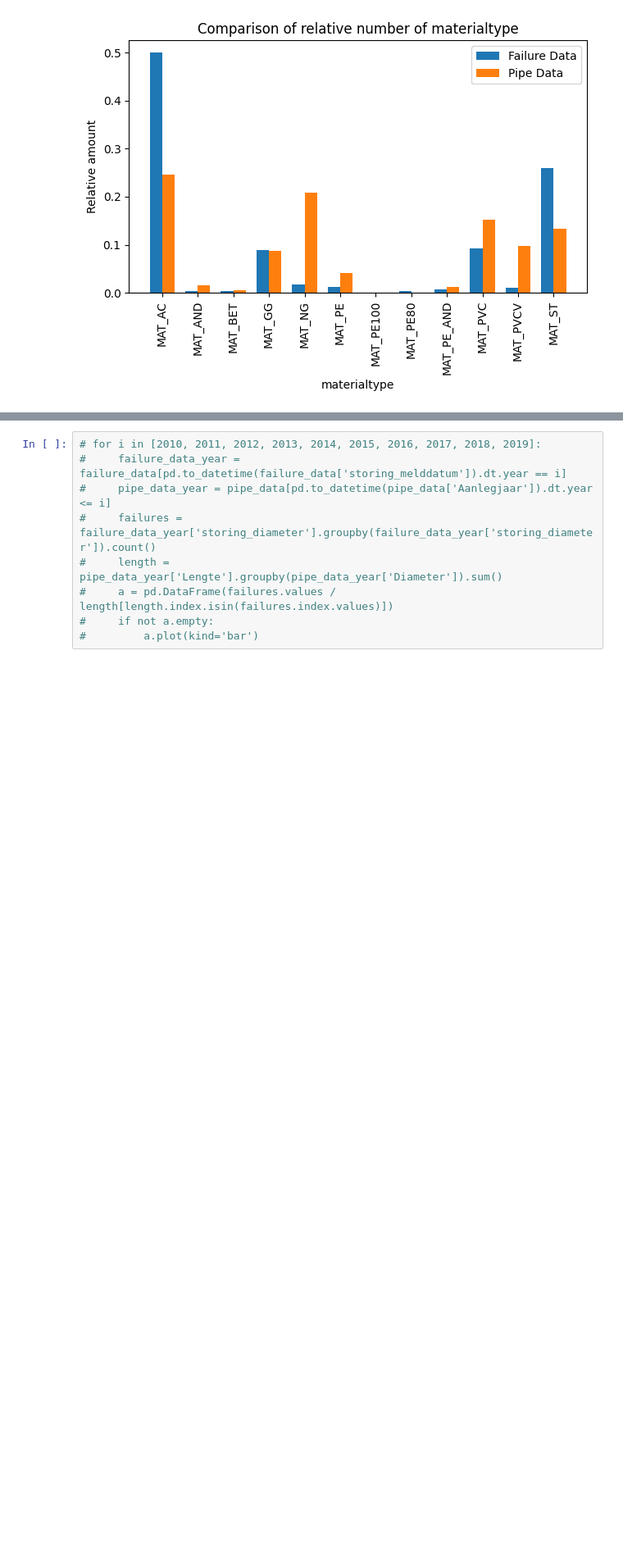
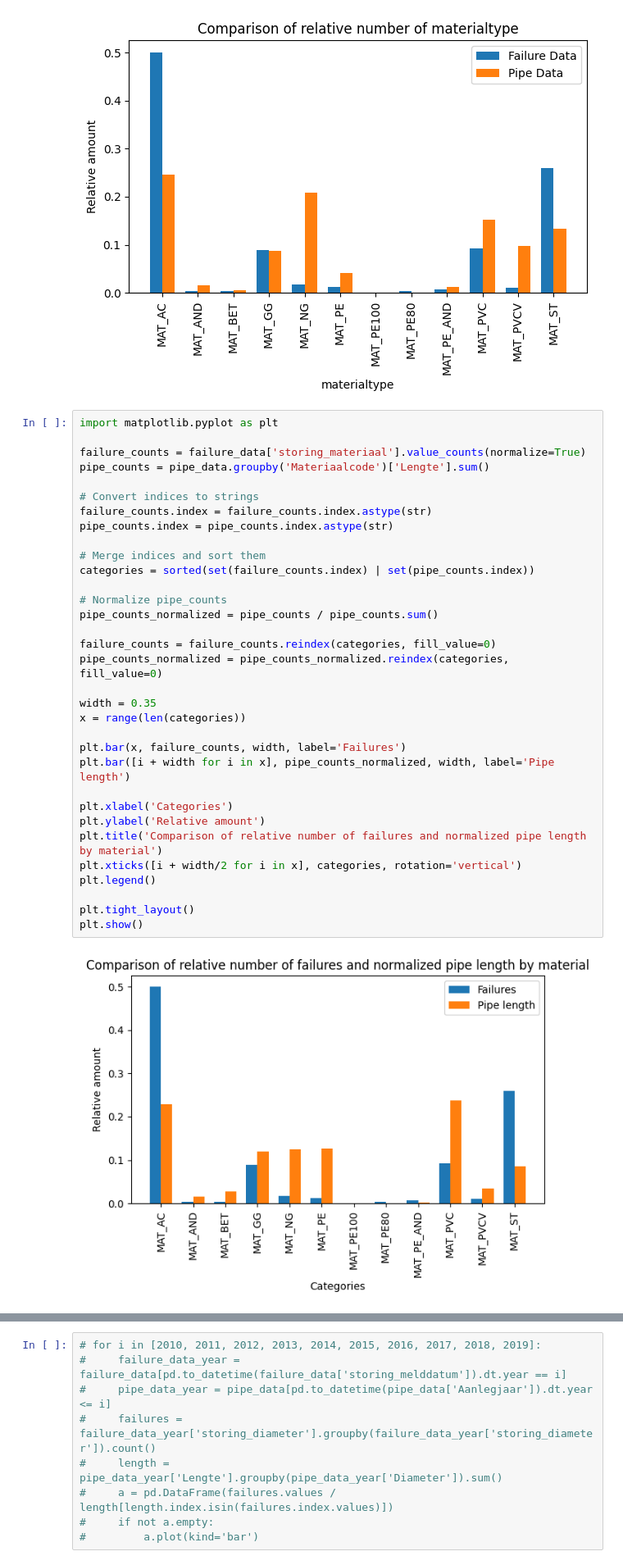
Before and after one commit to jipsteiger/ENVM1601, a Jupyter notebook: Failure_modelling/week3.ipynb, the cells around one changed output, grey strips where cells are left out. Shown at 82% size. Drawn from its saved outputs; the diff is of its cells as text; blank space fills up the shorter version.

```diff
--- a/Failure_modelling/week3.ipynb
+++ b/Failure_modelling/week3.ipynb
@@ -54,3 +54,38 @@ def side_by_side_bar(failure_col, pipe_col, title):
 side_by_side_bar('storing_materiaal', 'Materiaalcode', 'materialtype')
 # %% [output]
 [figure]
+# %%
+import matplotlib.pyplot as plt
+
+failure_counts = failure_data['storing_materiaal'].value_counts(normalize=True)
+pipe_counts = pipe_data.groupby('Materiaalcode')['Lengte'].sum()
+
+# Convert indices to strings
+failure_counts.index = failure_counts.index.astype(str)
+pipe_counts.index = pipe_counts.index.astype(str)
+
+# Merge indices and sort them
+categories = sorted(set(failure_counts.index) | set(pipe_counts.index))
+
+# Normalize pipe_counts
+pipe_counts_normalized = pipe_counts / pipe_counts.sum()
+
+failure_counts = failure_counts.reindex(categories, fill_value=0)
+pipe_counts_normalized = pipe_counts_normalized.reindex(categories, fill_value=0)
+
+width = 0.35
+x = range(len(categories))
+
+plt.bar(x, failure_counts, width, label='Failures')
+plt.bar([i + width for i in x], pipe_counts_normalized, width, label='Pipe length')
+
+plt.xlabel('Categories')
+plt.ylabel('Relative amount')
+plt.title('Comparison of relative number of failures and normalized pipe length by material')
+plt.xticks([i + width/2 for i in x], categories, rotation='vertical')
+plt.legend()
+
+plt.tight_layout()
+plt.show()
+# %% [output]
+[figure, added]
```
Also changed, not shown: parts of 2 cells of this notebook.
